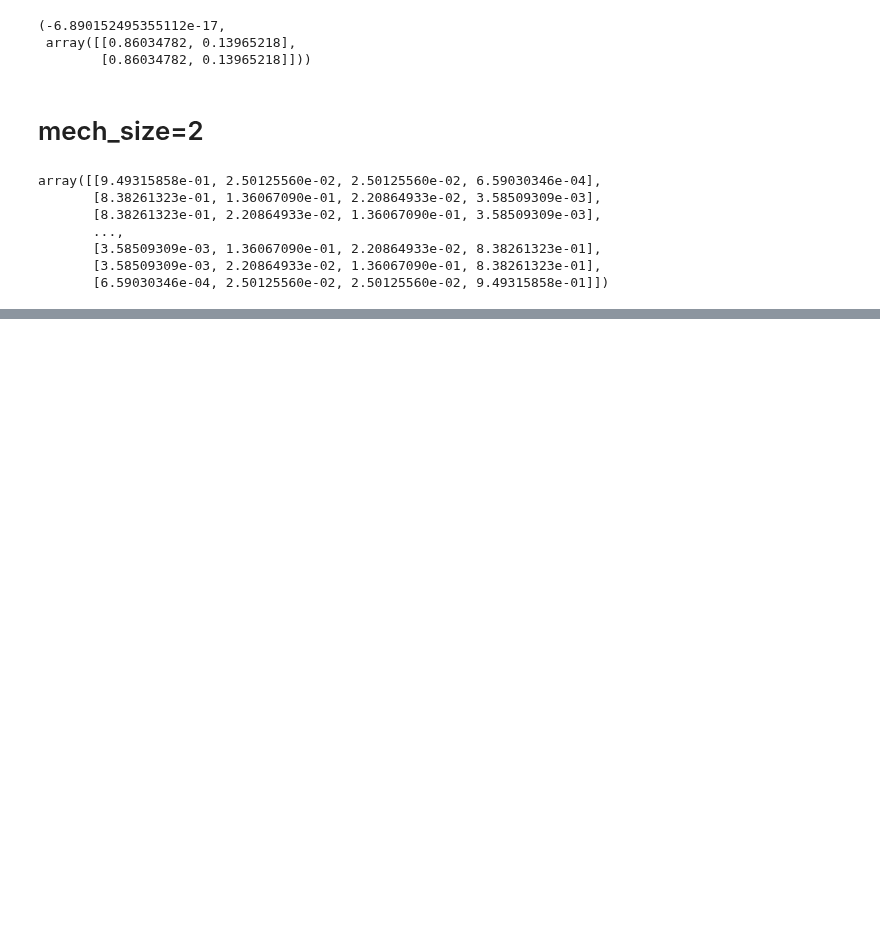
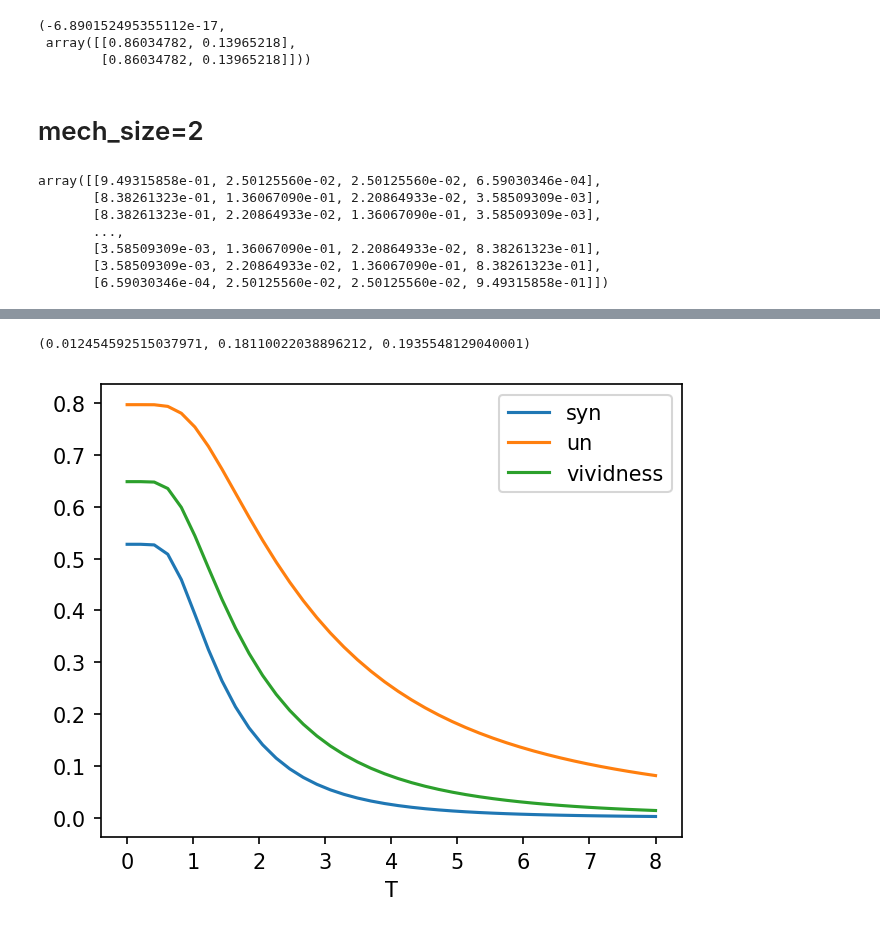
Before and after one commit to Lyn1216/Local-EI-project, a Jupyter notebook: exp/cellular automaton/Ising.ipynb, the cells around one changed output, grey strips where cells are left out. Saved outputs shown, nothing was run; the diff lists cells and outputs as text; code cells hidden in the pictures; blank space fills up the shorter version.

```diff
--- a/exp/cellular automaton/Ising.ipynb
+++ b/exp/cellular automaton/Ising.ipynb
@@ -167,0 +264,44 @@ ValueError: invalid literal for int() with base 10: 'x'
+# %%
+def syn_un4(markov_matrix, middle_size=4):
+    state_size = 2**middle_size
+    ei_all = 0
+    mixed_markov = np.zeros([state_size, state_size])
+    for en in range(2**8):
+        en_str = trans10_to_base(en, min_length = 8)
+        ei0, local_markov = local_ei_ising4(en_str, markov_matrix)
+        ei_all += ei0
+        mixed_markov += local_markov
+    un = tpm_ei(mixed_markov / 2**8)
+    syn = ei_all / 2**8 - un
+    return syn, un, syn+un
+
+markov = ising_flip4(5)
+syn_un4(markov)
+# %% [output]
+(0.012454592515037971, 0.18110022038896212, 0.1935548129040001)
+# %%
+def live_comb(syn, un, alpha):
+    return syn**alpha * un**(1 - alpha)
+
+tem_list = np.linspace(0.001, 8, 40)
+syn_list = []
+un_list = []
+ei_all_list = []
+live_list = []
+for T in tem_list:
+    syn, un, ei_all = syn_un4(ising_flip4(T))
+    syn_list.append(syn)
+    un_list.append(un)
+    ei_all_list.append(ei_all)
+    live_list.append(live_comb(syn,un,0.5))
+
+plt.figure(figsize=(5,4), dpi=150)
+plt.plot(tem_list, syn_list, label="syn")
+plt.plot(tem_list, un_list, label="un")
+#plt.plot(tem_list, ei_all_list, label="local_ei")
+plt.plot(tem_list, live_list, label="vividness")
+plt.legend()
+plt.xlabel('T')
+plt.show()
+# %% [output]
+[figure, added]
```
Also changed, not shown: parts of 6 cells of this notebook.
